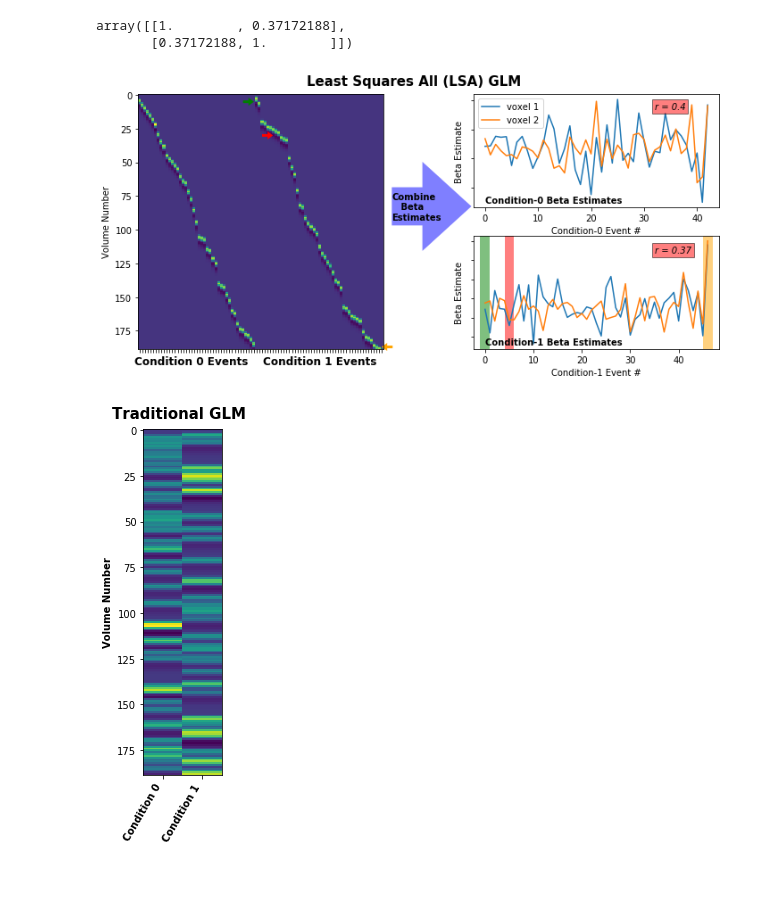
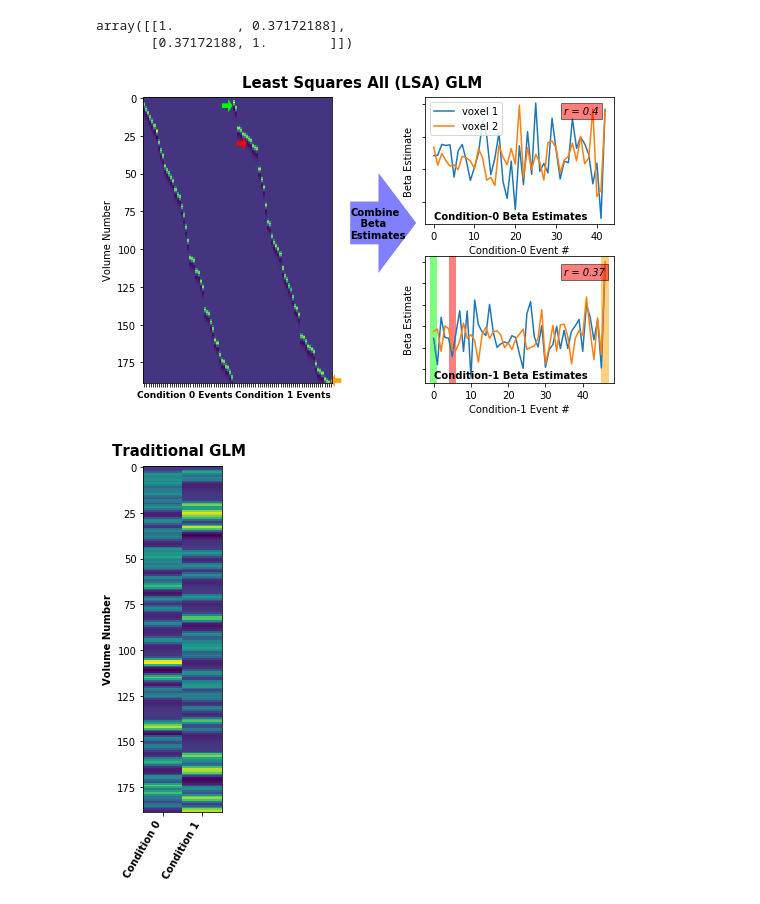
Before and after one commit to jdkent/BetaSeriesRealDataAnalysis, a Jupyter notebook: introductionFigures/introduction_figures.ipynb, the cells around one changed output. Saved outputs shown, nothing was run; the diff lists cells and outputs as text; code cells hidden in the pictures; blank space fills up the shorter version.

```diff
--- a/introductionFigures/introduction_figures.ipynb
+++ b/introductionFigures/introduction_figures.ipynb
@@ -281,7 +288,7 @@ np.corrcoef(c1_betas_lsa1, c1_betas_lsa2)
 array([[1.        , 0.37172188],
        [0.37172188, 1.        ]])
 # %%
-fig = plt.figure(figsize=(10, 5))
+fig = plt.figure(figsize=(7.5, 5))
 gs = gridspec.GridSpec(ncols=3, nrows=2, figure=fig, width_ratios=[10, 1, 10])
 
 ax1 = fig.add_subplot(gs[:, 0])
@@ -291,34 +298,34 @@ ax4 = fig.add_subplot(gs[1, 2])
 
 plot_design_matrix(lsa_des, ax=ax1, rescale=False)
 n_labels = len(ax1.get_xticklabels())
-new_labels = ['Condition 0 Events' if v == 40 else 'Condition 1 Events' if v == 87 else '' for v in range(n_labels)]
-ax1.set_xticklabels(new_labels, fontdict={'fontsize': 'large', 'fontweight': 'heavy'}, rotation=0);
+new_labels = ['Condition 0 Events' if v == 42 else 'Condition 1 Events' if v == 89 else '' for v in range(n_labels)]
+ax1.set_xticklabels(new_labels, fontdict={'fontsize': 9, 'fontweight': 'heavy'}, rotation=0);
 ax1.set_ylabel("Volume Number")
 
-ax1.arrow(38, 5, 2, 0,
+ax1.arrow(37, 5, 3, 0,
           clip_on=False,
-          width=2.0,
+          width=3.0,
           head_length=2.0,
           edgecolor='none',
-          facecolor='green')
+          facecolor='lime')
 
-ax1.arrow(45, 30, 2, 0,
+ax1.arrow(44, 30, 3, 0,
           clip_on=False,
-          width=2.0,
+          width=3.0,
           head_length=2.0,
           edgecolor='none',
           facecolor='red')
 
-ax1.arrow(93, 187, -2, 0,
+ax1.arrow(94, 187, -3, 0,
           clip_on=False,
-          width=2.0,
+          width=3.0,
           head_length=2.0,
           edgecolor='none',
           facecolor='orange')
 
 ax2.set_axis_off()
 ax2.text(-1, 0.5, "Combine\n   Beta\nEstimates", fontdict={'weight': 'heavy'},verticalalignment='bottom')
-ax2.arrow(-1, 0.56, 1.25, 0,
+ax2.arrow(-1, 0.56, 1.5, 0,
           clip_on=False,
           width=0.15,
           head_length=2,
@@ -330,7 +337,7 @@ ax2.arrow(-1, 0.56, 1.25, 0,
 # graph condition 0 betas
 lines = ax3.plot(c0_betas_lsa1)
 lines.extend(ax3.plot(c0_betas_lsa2))
-ax3.legend(handles=lines, labels=("voxel 1", "voxel 2"))
+ax3.legend(handles=lines, labels=("voxel 1", "voxel 2"), loc='upper left')
 
 c0_corr = round(np.corrcoef(c0_betas_lsa1, c0_betas_lsa2)[0,1], 2)
 ax3.text(32, 8.5, 'r = {}'.format(c0_corr), style='italic',
@@ -355,32 +362,32 @@ ax4.text(0, -7.5, "Condition-1 Beta Estimates", fontdict={'weight': 'heavy'}, ve
 #          edgecolor='none',
 #          facecolor='green')
 
 #ax4.arrow(5, c1_betas_lsa[5]-3, 0, 2,
 #          clip_on=False,
 #          width=0.75,
 #          head_length=1.25,
 #          edgecolor='none',
 #          facecolor='red', zorder=100)
 
 
 #ax4.arrow(46, c1_betas_lsa[46]+3, 0, -2,
 #          clip_on=False,
 #          width=0.75,
 #          head_length=1.25,
 #          edgecolor='none',
 #          facecolor='orange')
 
 c1_corr = round(np.corrcoef(c1_betas_lsa1, c1_betas_lsa2)[0,1], 2)
 ax4.text(35, 17, 'r = {}'.format(c1_corr), style='italic',
         bbox={'facecolor': 'red', 'alpha': 0.5, 'pad': 3})
 
 y_pos = ax7.get_ybound()[0]
 y_height = ax7.get_ybound()[1] * 3
-ax4.add_patch(patches.Rectangle((-1, y_pos), 2, y_height, facecolor='green', alpha=0.5))
+ax4.add_patch(patches.Rectangle((-1, y_pos), 2, y_height, facecolor='lime', alpha=0.5))
 ax4.add_patch(patches.Rectangle((4, y_pos), 2, y_height, facecolor='red', alpha=0.5))
 ax4.add_patch(patches.Rectangle((45, y_pos), 2, y_height, facecolor='orange', alpha=0.5))
 
 fig.suptitle("Least Squares All (LSA) GLM", fontsize=15, fontweight='heavy', x=0.50, y=1.02);
 save_eps(fig, "./outputs/introduction-lsa")
 # %% [output]
-[figure, old version]
+[figure, new version]
```
Also changed, not shown: parts of 8 cells of this notebook, 14 other files.
